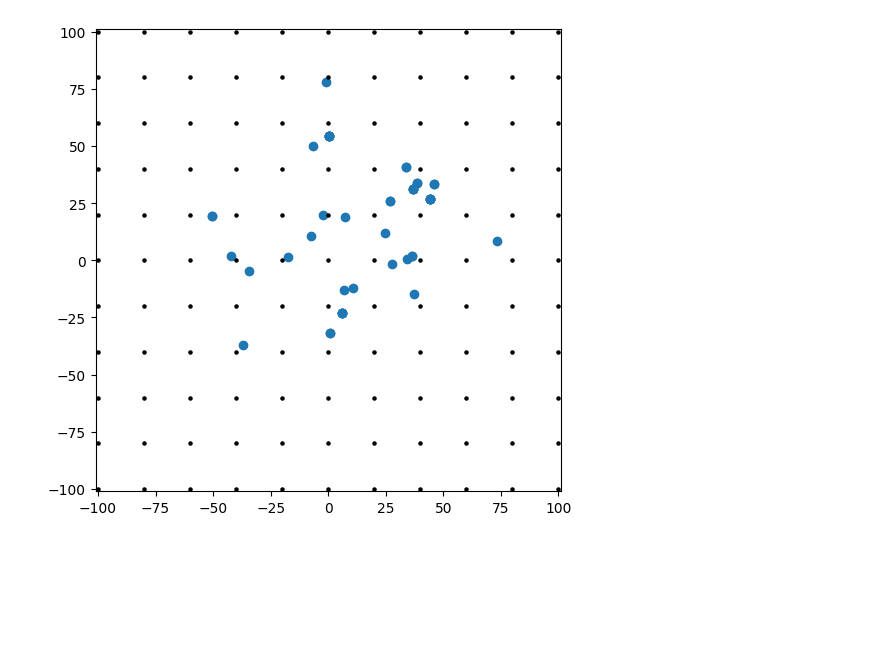
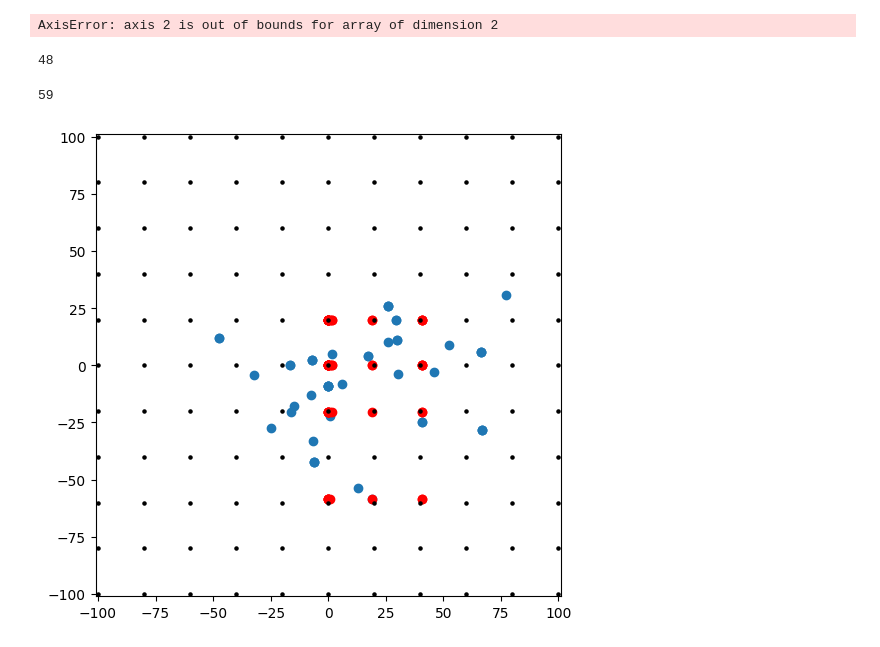
Before and after one commit to HKimura787/blog, a Jupyter notebook: Qiita/SECR/secr.ipynb, the cells around one changed output. Drawn from its saved outputs; the diff is of its cells as text; code cells hidden in the pictures; blank space fills up the shorter version.

```diff
--- a/Qiita/SECR/secr.ipynb
+++ b/Qiita/SECR/secr.ipynb
@@ -69,7 +69,9 @@ rm1 = rm(0,0,target_variance=1000,proposal_range=50,start_range=50)
 rm1list_x,rm1list_y = rm1.do_random_walk(48)
 
 sp1 = sp(-200, 200, 20, -200, 200, 20, 2)
-sp1list_x,sp1list_y = sp1.get_sample(rm1list_x,rm1list_y)
+# sp1list_x,sp1list_y = sp1.get_sample(rm1list_x,rm1list_y)
+sample = sp1.get_sample(rm1list_x,rm1list_y)
+
 
 # plot rm1list
 from matplotlib import pyplot as plt
@@ -82,7 +84,25 @@ ax.scatter(rm1list_x, rm1list_y)
 sp1.plot_sampling_point(ax)
 plt.show()
 # %% [output]
-[figure, removed]
+AxisError: axis 2 is out of bounds for array of dimension 2
+# %%
+len(rm1list_x)
+# %% [output]
+48
+# %%
+len(sp1list_x)
+# %% [output]
+59
+# %%
+fig, ax = plt.subplots(figsize=(6, 6))
+ax.set_xlim(-radius - 1, radius + 1)
+ax.set_ylim(-radius - 1, radius + 1)
+ax.scatter(rm1list_x, rm1list_y)
+ax.scatter(sp1list_x, sp1list_y, c='red')
+sp1.plot_sampling_point(ax)
+plt.show()
+# %% [output]
+[figure, added]
 # %%
 rm1list_x
 # %% [output]
```
Also changed, not shown: parts of 5 cells of this notebook, 2 other files.
